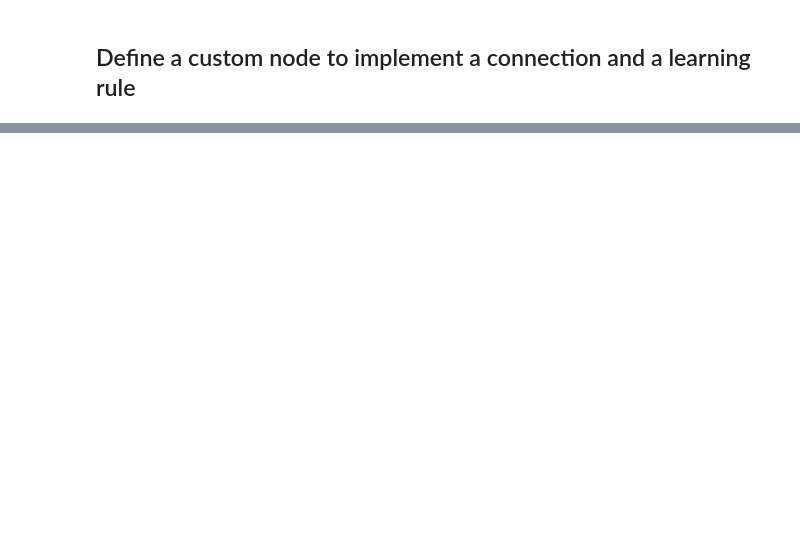
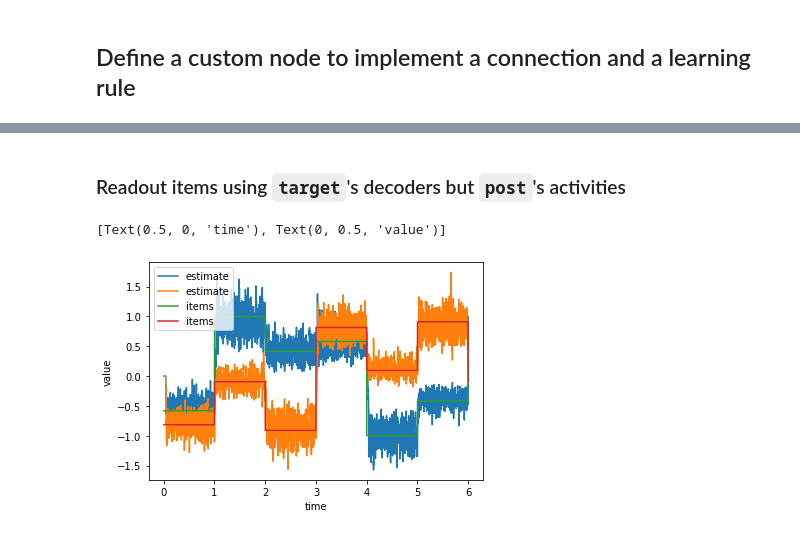
Before and after one commit to psipeter/online-sparsity, a Jupyter notebook: online_sparsity.ipynb, the cells around one changed output, grey strips where cells are left out. Saved outputs shown, nothing was run; the diff lists cells and outputs as text; code cells hidden in the pictures; blank space fills up the shorter version.

````diff
--- a/online_sparsity.ipynb
+++ b/online_sparsity.ipynb
@@ -224,0 +281,18 @@ ax.set(xlabel='time', ylabel='activity')
+# %%
+w_pre_post = learning_node.weights.copy()
+
+with nengo.Network() as network:
+    stim_items = nengo.Node(stim)
+
+    pre = nengo.Ensemble(n_pre, d, seed=seed)
+    post = nengo.Ensemble(n_neurons, d, seed=seed+2, gain=np.ones((n_neurons)), bias=np.zeros((n_neurons)))
+
+    stim_pre = nengo.Connection(stim_items, pre, synapse=None)
+    pre_post = nengo.Connection(pre, post, synapse=synapse, solver=nengo.solvers.NoSolver(w_pre_post, weights=True))
+
+    p_items = nengo.Probe(stim_items, synapse=None)
+    p_pre = nengo.Probe(pre.neurons, synapse=None)
+    p_post = nengo.Probe(post.neurons, synapse=None)
+
+with nengo.Simulator(network, dt=dt) as sim:
+    sim.run(t*n_items)
@@ -224,0 +305,13 @@ ax.set(xlabel='time', ylabel='activity')
+# %% [markdown]
+### Readout items using ```target```'s decoders but ```post```'s activities
+# %%
+a_post = nengolib.Lowpass(synapse).filt(sim.data[p_post], dt=dt)
+estimate = np.dot(a_post, d_target)
+fig, ax = plt.subplots()
+ax.plot(sim.trange(), estimate, label='estimate')
+ax.plot(sim.trange(), sim.data[p_items], label='items')
+ax.legend()
+ax.set(xlabel='time', ylabel='value')
+# %% [output]
+[Text(0.5, 0, 'time'), Text(0, 0.5, 'value')]
+[figure, added]
````
Also changed, not shown: parts of 15 cells of this notebook.
